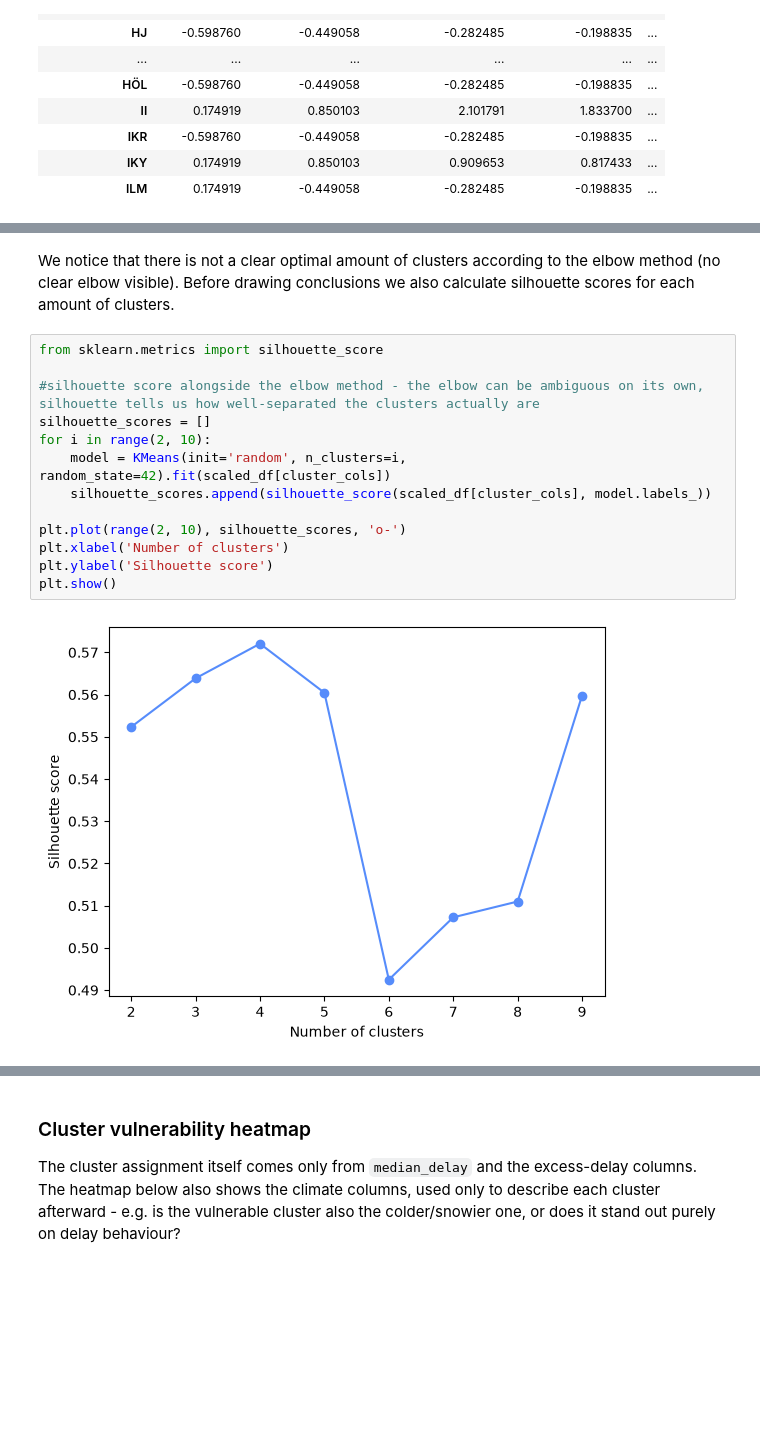
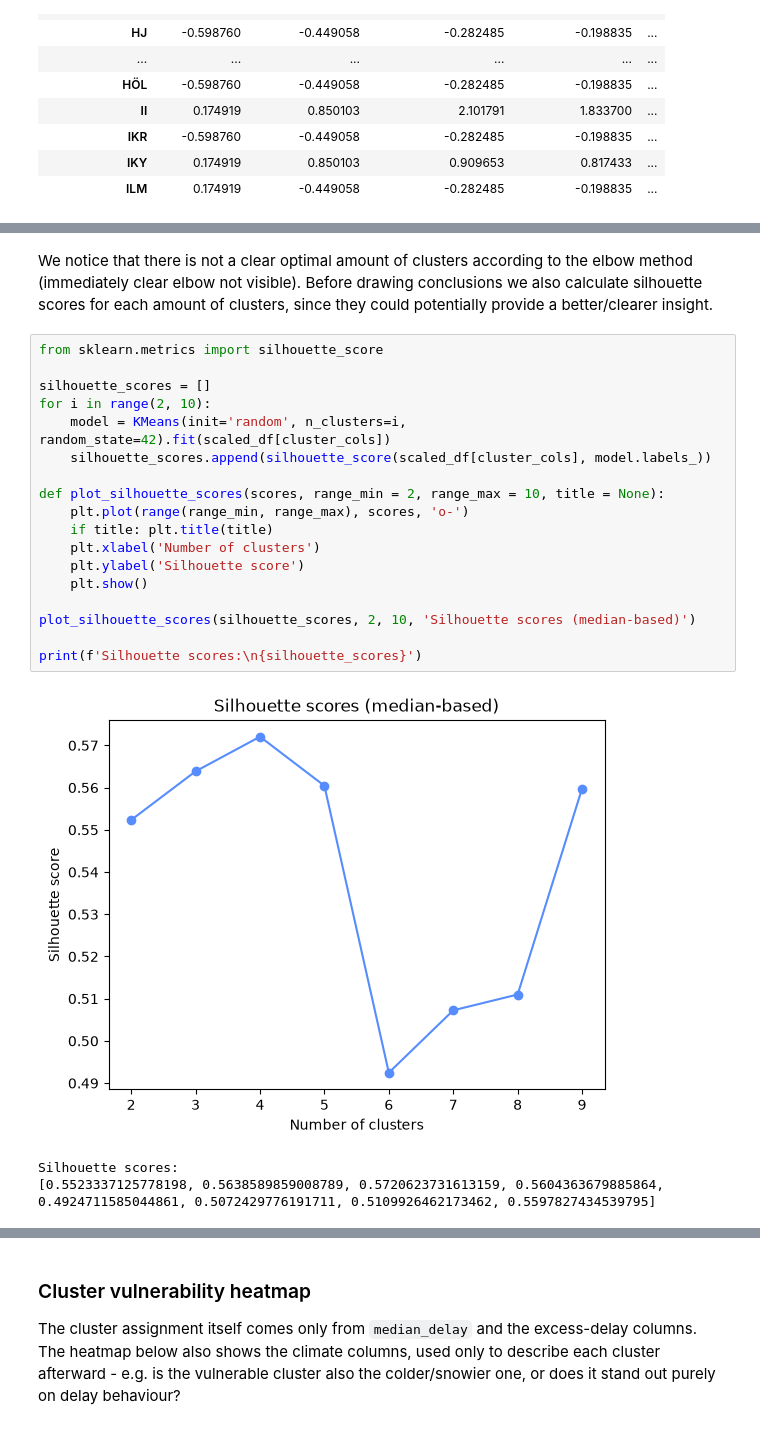
Before and after one commit to alekkiq/dkko-g2, a Jupyter notebook: project/project.ipynb, the cells around one changed output, grey strips where cells are left out. Cells and saved outputs as stored; diff of their text form; blank space fills up the shorter version.

```diff
--- a/project/project.ipynb
+++ b/project/project.ipynb
@@ -556,17 +556,24 @@ plt.show()
 # %% [markdown]
-We notice that there is not a clear optimal amount of clusters according to the elbow method (no clear elbow visible). Before drawing conclusions we also calculate silhouette scores for each amount of clusters.
+We notice that there is not a clear optimal amount of clusters according to the elbow method (immediately clear elbow not visible). Before drawing conclusions we also calculate silhouette scores for each amount of clusters, since they could potentially provide a better/clearer insight.
 # %%
 from sklearn.metrics import silhouette_score
 
-#silhouette score alongside the elbow method - the elbow can be ambiguous on its own, silhouette tells us how well-separated the clusters actually are
 silhouette_scores = []
 for i in range(2, 10):
     model = KMeans(init='random', n_clusters=i, random_state=42).fit(scaled_df[cluster_cols])
     silhouette_scores.append(silhouette_score(scaled_df[cluster_cols], model.labels_))
 
-plt.plot(range(2, 10), silhouette_scores, 'o-')
-plt.xlabel('Number of clusters')
-plt.ylabel('Silhouette score')
-plt.show()
+def plot_silhouette_scores(scores, range_min = 2, range_max = 10, title = None):
+    plt.plot(range(range_min, range_max), scores, 'o-')
+    if title: plt.title(title)
+    plt.xlabel('Number of clusters')
+    plt.ylabel('Silhouette score')
+    plt.show()
+
+plot_silhouette_scores(silhouette_scores, 2, 10, 'Silhouette scores (median-based)')
+
+print(f'Silhouette scores:\n{silhouette_scores}')
 # %% [output]
-[figure, old version]
+[figure, new version]
+Silhouette scores:
+[0.5523337125778198, 0.5638589859008789, 0.5720623731613159, 0.5604363679885864, 0.4924711585044861, 0.5072429776191711, 0.5109926462173462, 0.5597827434539795]
```
Also changed, not shown: parts of 10 cells of this notebook.
